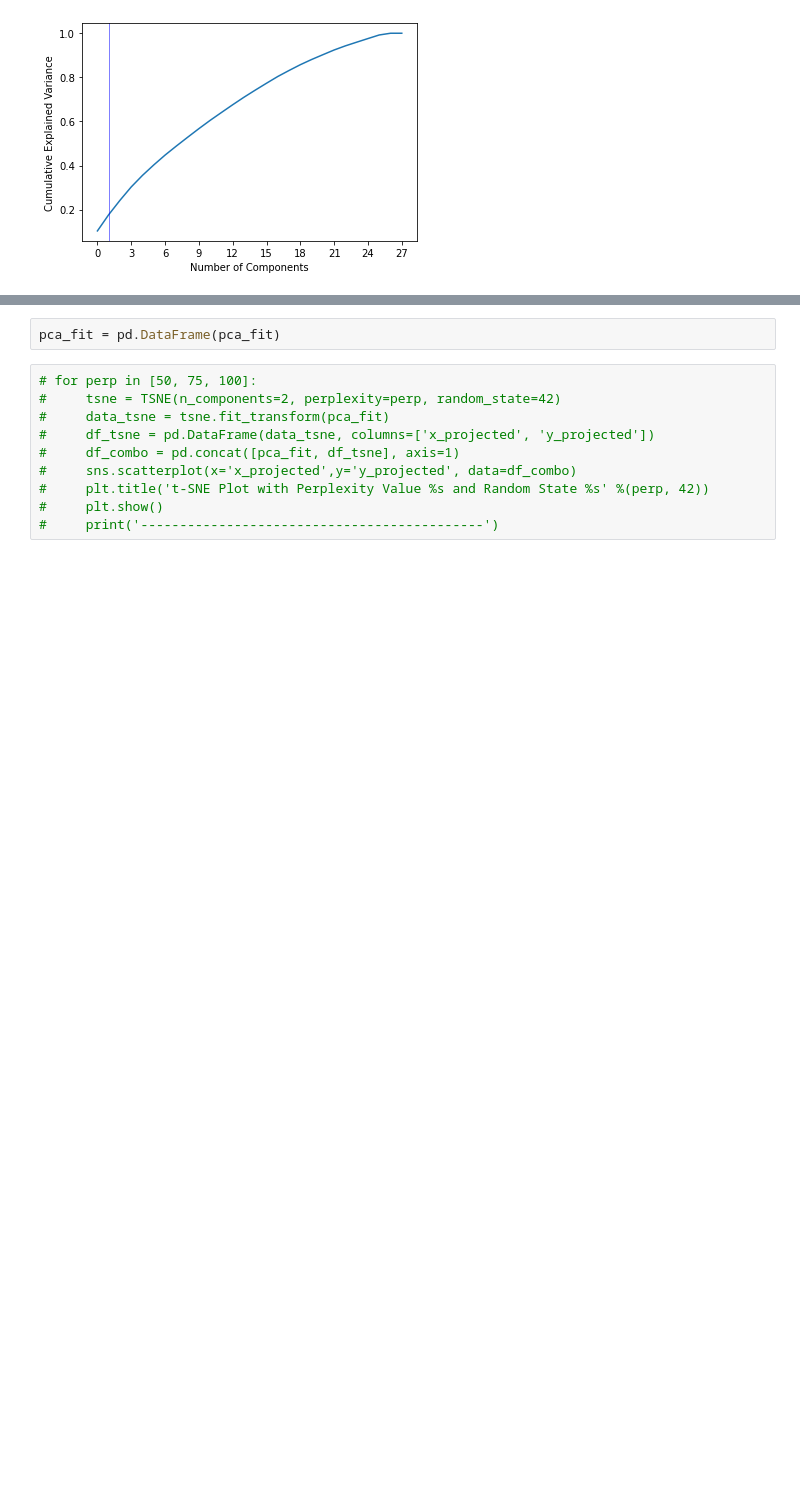
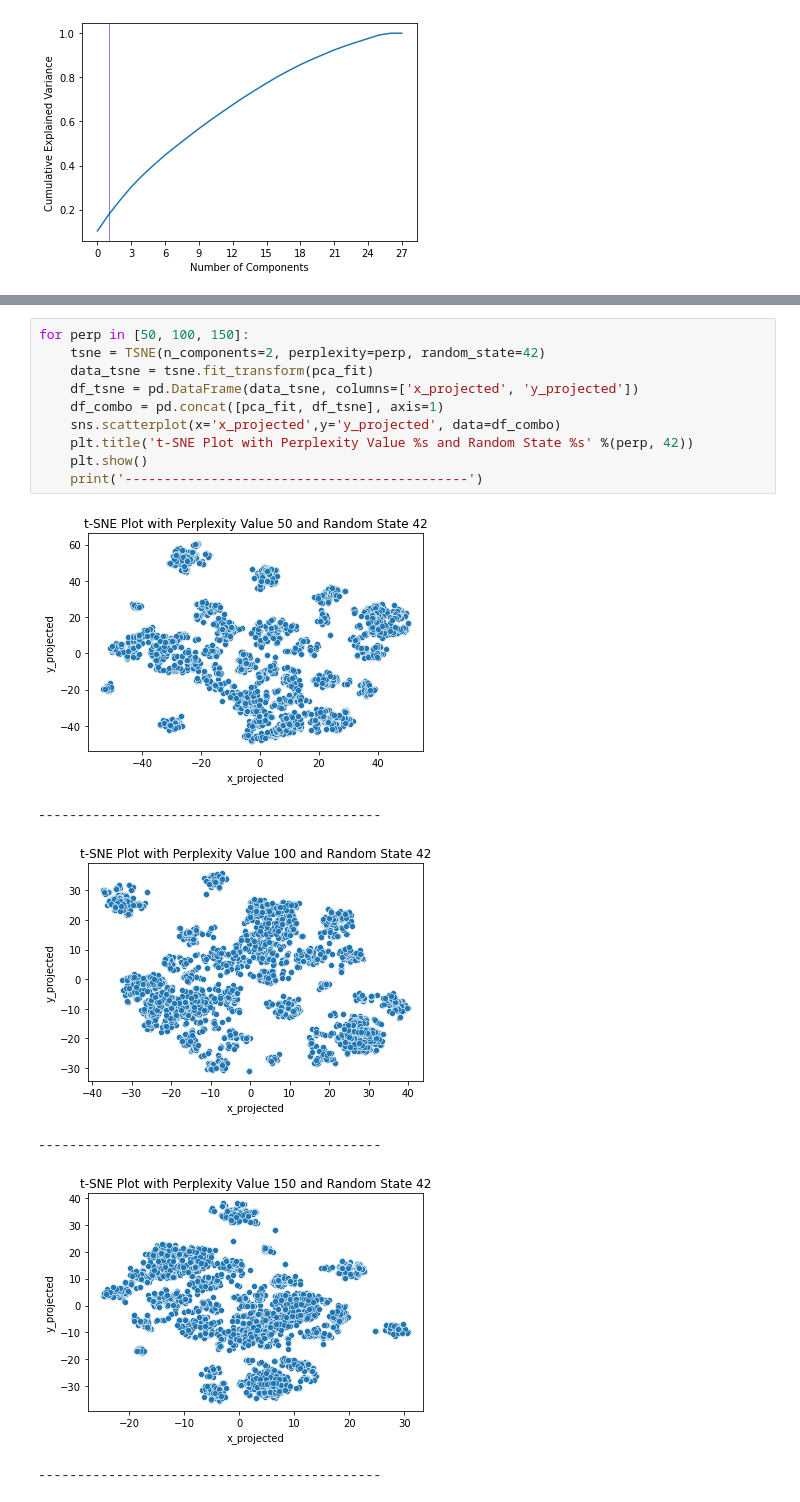
Before and after one commit to KelvinYQC/DataMning_Project, a Jupyter notebook: DM_Clustering_final.ipynb, the cells around one changed output, grey strips where cells are left out. Drawn from its saved outputs; the diff is of its cells as text; blank space fills up the shorter version.

```diff
--- a/DM_Clustering_final.ipynb
+++ b/DM_Clustering_final.ipynb
@@ -167,12 +168,17 @@ pca_fit = pca.fit_transform(df_numerical_scaled)
-# %%
-pca_fit = pd.DataFrame(pca_fit)
 # %%
-# for perp in [50, 75, 100]:
-#     tsne = TSNE(n_components=2, perplexity=perp, random_state=42)
-#     data_tsne = tsne.fit_transform(pca_fit)
-#     df_tsne = pd.DataFrame(data_tsne, columns=['x_projected', 'y_projected'])
-#     df_combo = pd.concat([pca_fit, df_tsne], axis=1)
-#     sns.scatterplot(x='x_projected',y='y_projected', data=df_combo)
-#     plt.title('t-SNE Plot with Perplexity Value %s and Random State %s' %(perp, 42))
-#     plt.show()
-#     print('--------------------------------------------')
+for perp in [50, 100, 150]:
+    tsne = TSNE(n_components=2, perplexity=perp, random_state=42)
+    data_tsne = tsne.fit_transform(pca_fit)
+    df_tsne = pd.DataFrame(data_tsne, columns=['x_projected', 'y_projected'])
+    df_combo = pd.concat([pca_fit, df_tsne], axis=1)
+    sns.scatterplot(x='x_projected',y='y_projected', data=df_combo)
+    plt.title('t-SNE Plot with Perplexity Value %s and Random State %s' %(perp, 42))
+    plt.show()
+    print('--------------------------------------------')
+# %% [output]
+[figure, added]
+--------------------------------------------
+[figure, added]
+--------------------------------------------
+[figure, added]
+--------------------------------------------
```
Also changed, not shown: parts of 16 cells of this notebook.
